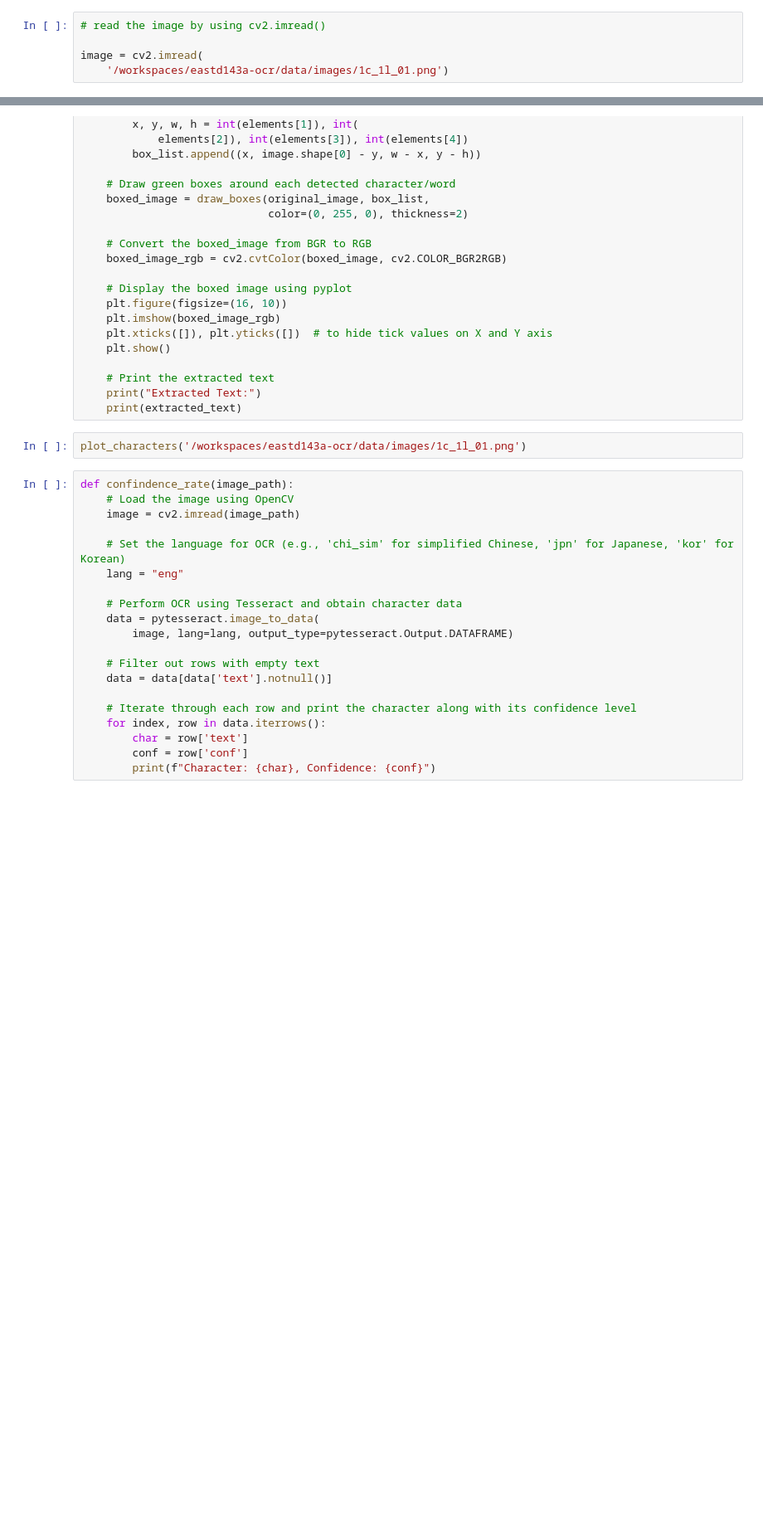
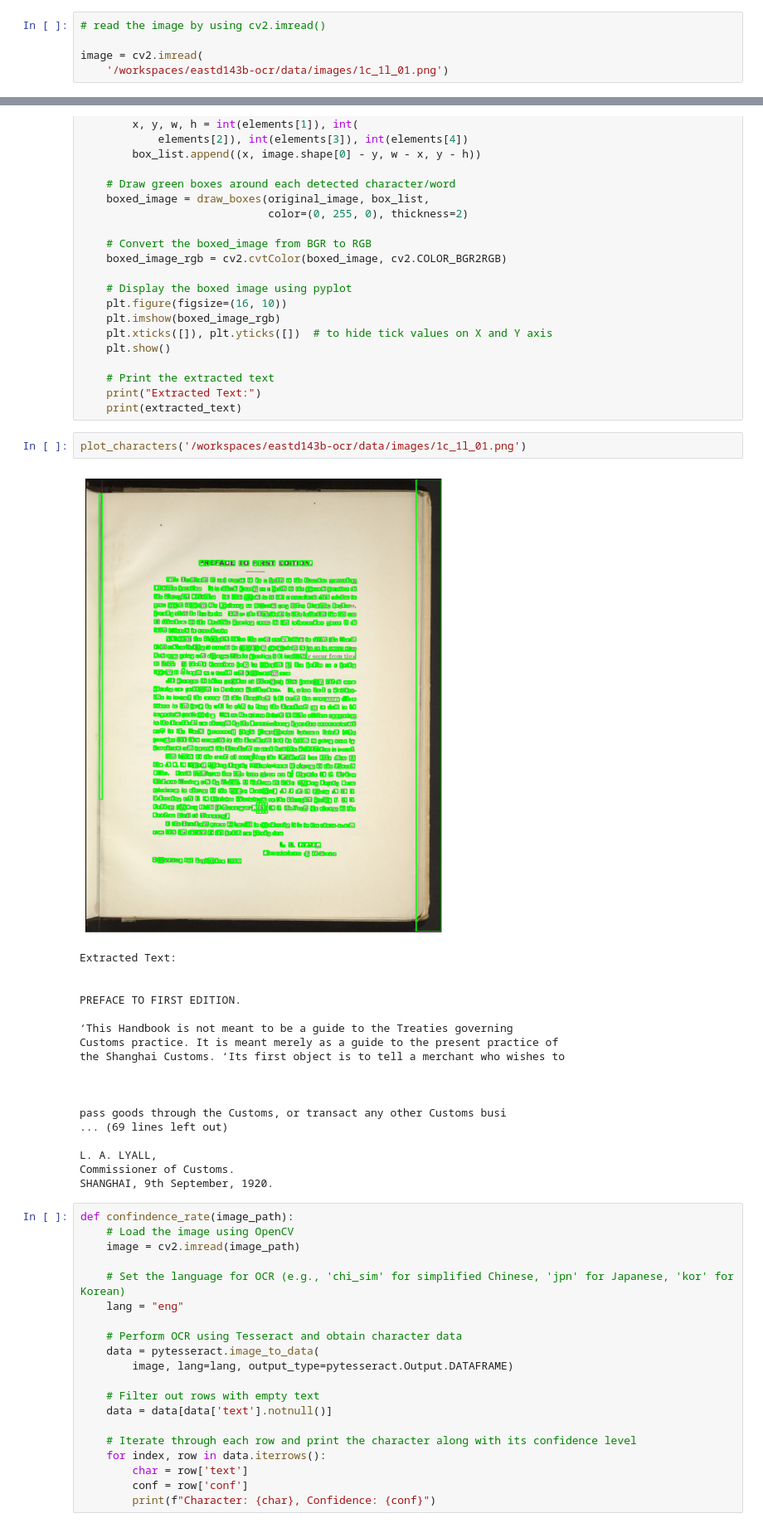
Before and after one commit to yabbyab/eastd143b-ocr, a Jupyter notebook: notebooks/tessaract_ocr.ipynb, the cells around one changed output, grey strips where cells are left out. Shown: that part at 83% size. Saved outputs shown, nothing was run; the diff lists cells and outputs as text; blank space fills up the shorter version.

```diff
--- a/notebooks/tessaract_ocr.ipynb
+++ b/notebooks/tessaract_ocr.ipynb
@@ -34,7 +41,7 @@ import pandas as pd
 # read the image by using cv2.imread()
 
 image = cv2.imread(
-    '/workspaces/eastd143a-ocr/data/images/1c_1l_01.png')
+    '/workspaces/eastd143b-ocr/data/images/1c_1l_01.png')
 # %%
 # set the langauge variable
 # for multiple languages use + sign, e.g. lang = 'eng+chi_tra+chi_sim'
@@ -93,7 +144,26 @@ def plot_characters(image_path):
     print("Extracted Text:")
     print(extracted_text)
 # %%
-plot_characters('/workspaces/eastd143a-ocr/data/images/1c_1l_01.png')
+plot_characters('/workspaces/eastd143b-ocr/data/images/1c_1l_01.png')
+# %% [output]
+[figure, added]
+Extracted Text:
+
+
+PREFACE TO FIRST EDITION.
+
+‘This Handbook is not meant to be a guide to the Treaties governing
+Customs practice. It is meant merely as a guide to the present practice of
+the Shanghai Customs. ‘Its first object is to tell a merchant who wishes to
+
+
+
+pass goods through the Customs, or transact any other Customs busi
+... (69 lines left out)
+
+L. A. LYALL,
+Commissioner of Customs.
+SHANGHAI, 9th September, 1920.
 # %%
 def confindence_rate(image_path):
     # Load the image using OpenCV
```
Also changed, not shown: parts of 6 cells of this notebook.
